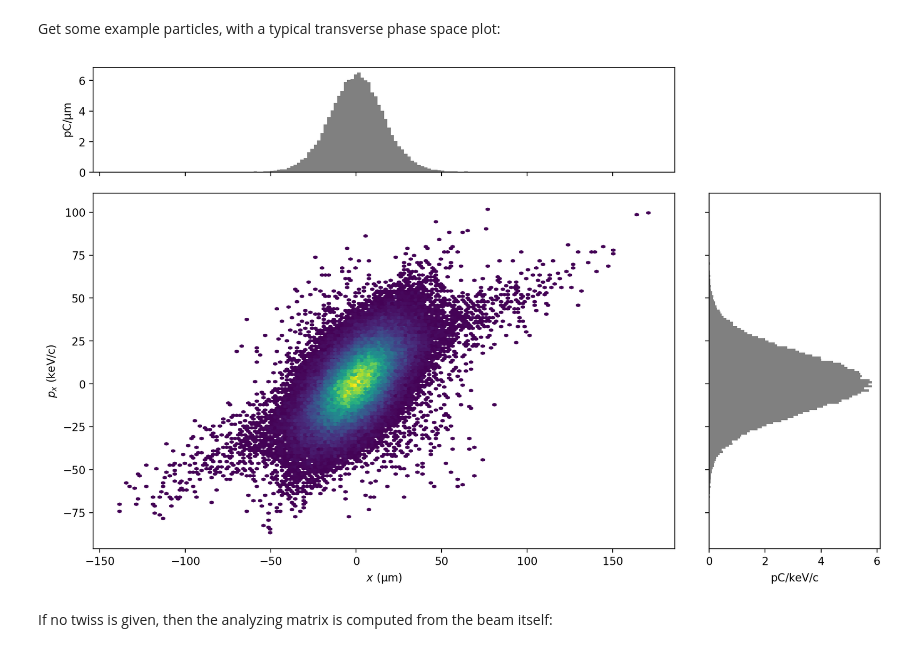
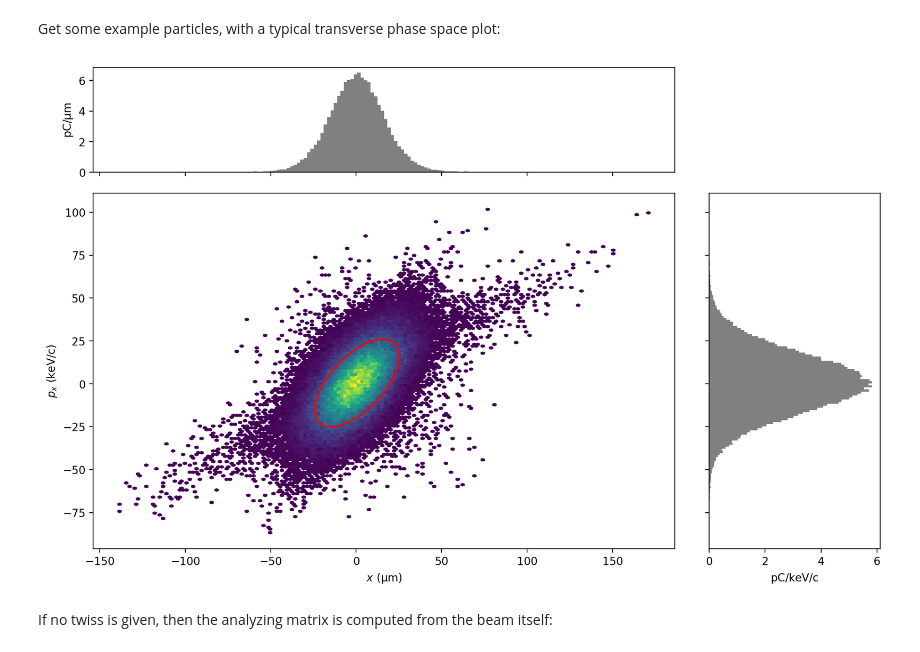
Before and after one commit to ChristopherMayes/openPMD-beamphysics, a Jupyter notebook: examples/normalized_coordinates/normalized_coordinates.ipynb, the cells around one changed output. Cells and saved outputs as stored; diff of their text form; code cells hidden in the pictures.

```diff
--- a/examples/normalized_coordinates/normalized_coordinates.ipynb
+++ b/examples/normalized_coordinates/normalized_coordinates.ipynb
@@ -10,15 +10,11 @@ And the matrix $A$ can be parameterized as
 A = $\begin{pmatrix}\sqrt{\beta} & 0\\-\alpha/\sqrt{\beta} & 1/\sqrt{\beta}\end{pmatrix}$
 # %%
 from pmd_beamphysics import ParticleGroup
-from pmd_beamphysics.statistics import A_mat_calc, twiss_calc, normalized_particle_coordinate
+from pmd_beamphysics.statistics import A_mat_calc, twiss_calc, normalized_particle_coordinate, twiss_ellipse_points
 import numpy as np
-
-
 import matplotlib.pyplot as plt
 import matplotlib
-%matplotlib inline
 %config InlineBackend.figure_format = 'retina'
-matplotlib.rcParams['figure.figsize'] = (4,4)
 # %%
 help(A_mat_calc)
 # %% [output]
@@ -149,9 +145,9 @@ normalized_particle_coordinate(particle_group, key, twiss=None, mass_normalize=T
 Get some example particles, with a typical transverse phase space plot:
 # %%
 P = ParticleGroup('data/bmad_particles2.h5')
-P.plot('x', 'px')
+P.plot('x', 'px', ellipse=True)
 # %% [output]
-[figure, old version]
+[figure, new version]
 # %% [markdown]
 If no twiss is given, then the analyzing matrix is computed from the beam itself:
 # %%
```
Also changed, not shown: parts of 5 cells of this notebook, 24 other files.
